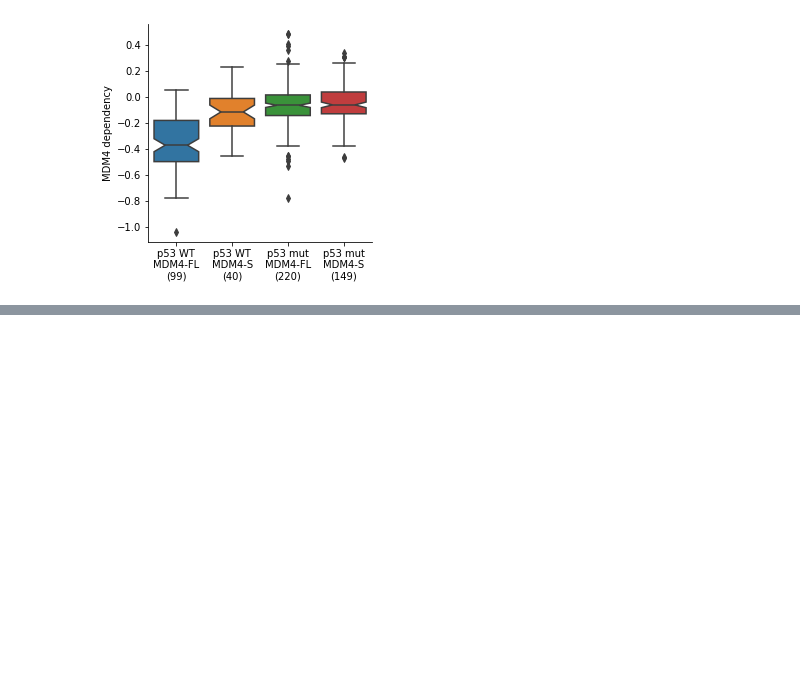
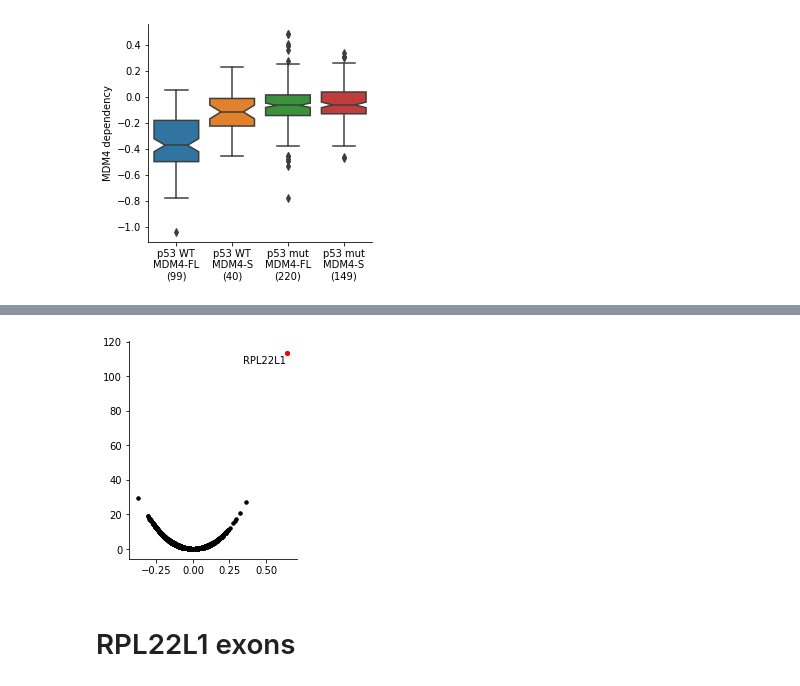
Before and after one commit to kevinhu/ccle-2019-analysis, a Jupyter notebook: notebooks/figure4_mdm4-splicing.ipynb, the cells around one changed output, grey strips where cells are left out. Saved outputs shown, nothing was run; the diff lists cells and outputs as text; code cells hidden in the pictures; blank space fills up the shorter version.

```diff
--- a/notebooks/figure4_mdm4-splicing.ipynb
+++ b/notebooks/figure4_mdm4-splicing.ipynb
@@ -302,0 +292,14 @@ Name: status, Length: 995, dtype: int64
+# %%
+exon6_correlates = pd.DataFrame()
+exon6_correlates["gene"] = ccle_genex.columns
+
+def correlate_exon6(row):
+    gene = row["gene"]
+
+    row["r"],row["pval"] = correlate_nan(ccle_genex[gene],
+                             exonusage["MDM4_3p_chr1_204506558_204506625_ENSG00000198625.8"])
+
+    return row
+
+
+exon6_correlates = exon6_correlates.progress_apply(correlate_exon6,axis=1)
@@ -302,0 +308,27 @@ Name: status, Length: 995, dtype: int64
+# %%
+exon6_correlates = exon6_correlates.dropna()
+exon6_correlates["qval"] = multipletests(exon6_correlates["pval"],alpha=0.01,method="fdr_bh")[1]
+# %%
+plt.figure(figsize=(3,4))
+
+ax = plt.subplot(111)
+
+x = exon6_correlates["r"]
+y = -np.log10(exon6_correlates["qval"])
+
+significants = y>50
+
+labels = np.array(exon6_correlates["gene"].str.split("_").str[0])
+
+ax.scatter(x,y,c="black",rasterized=True,s=12)
+
+for x_pos,y_pos,label in zip(x[significants],y[significants],labels[significants]):
+    plt.scatter(x_pos,y_pos,c="red",s=16)
+    plt.text(x_pos-0.01, y_pos-1, label, ha='right', va='top')
+
+ax.spines["top"].set_visible(False)
+ax.spines["right"].set_visible(False)
+# %% [output]
+[figure, added]
+# %% [markdown]
+# RPL22L1 exons
```
Also changed, not shown: parts of 7 cells of this notebook.
